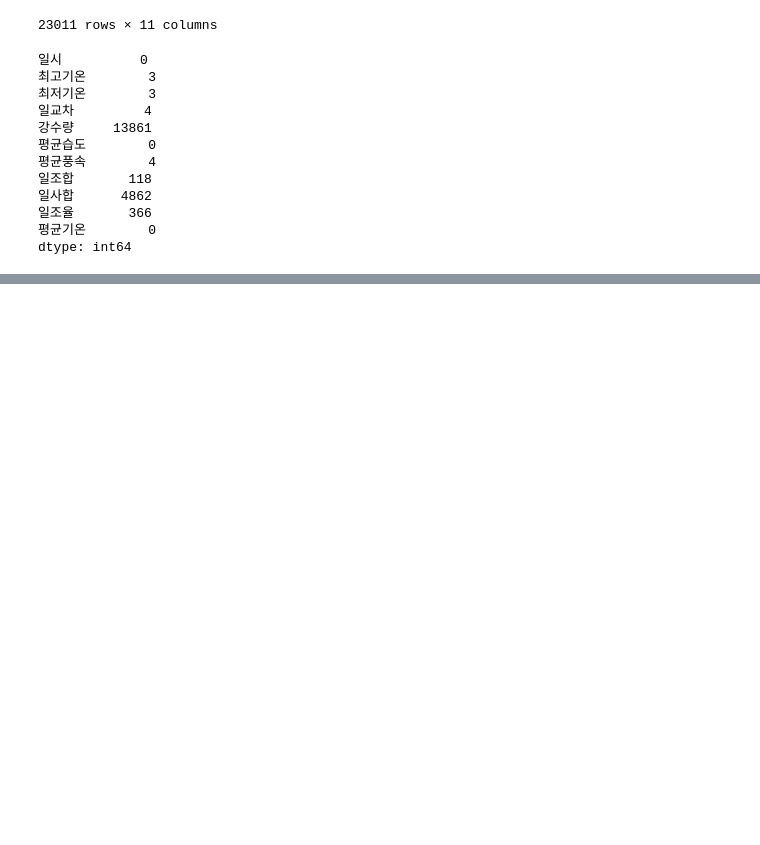
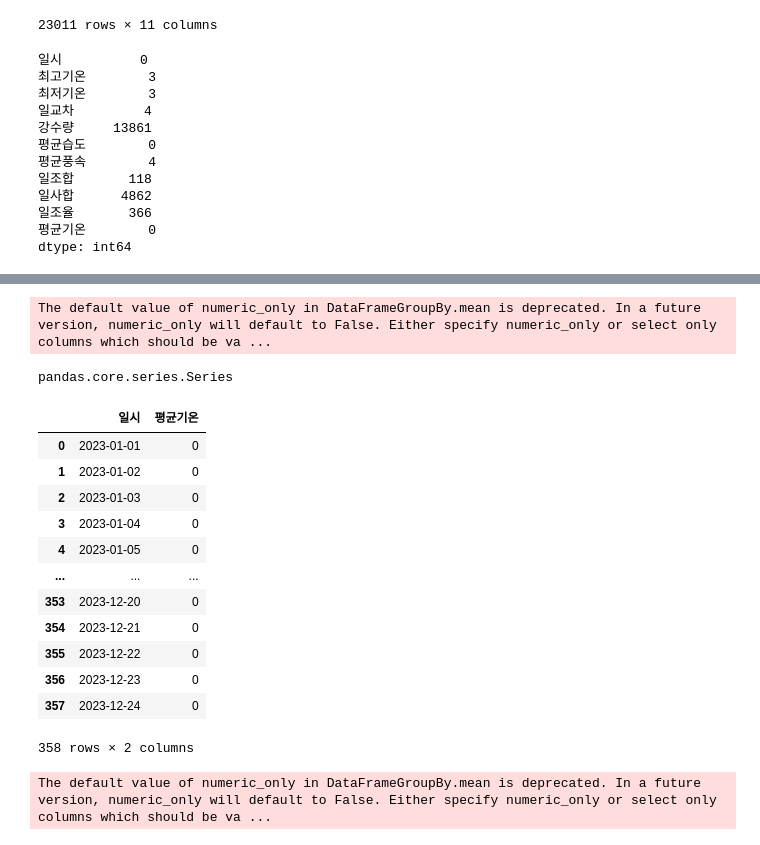
Before and after one commit to ericyun95/daconseoul, a Jupyter notebook: newdaconcode.ipynb, the cells around one changed output, grey strips where cells are left out. Drawn from its saved outputs; the diff is of its cells as text; code cells hidden in the pictures; blank space fills up the shorter version.

```diff
--- a/newdaconcode.ipynb
+++ b/newdaconcode.ipynb
@@ -38,0 +186,27 @@ dtype: int64
+# %%
+type(df3.groupby('x').mean()['평균기온'])
+# %% [output]
+The default value of numeric_only in DataFrameGroupBy.mean is deprecated. In a future version, numeric_only will default to False. Either specify numeric_only or select only columns which should be va ...
+pandas.core.series.Series
+# %%
+submit = pd.read_csv('sample_submission.csv')
+# %%
+submit
+# %% [output]
+|  | 일시 | 평균기온 |
+| 0 | 2023-01-01 | 0 |
+| 1 | 2023-01-02 | 0 |
+| 2 | 2023-01-03 | 0 |
+| 3 | 2023-01-04 | 0 |
+| 4 | 2023-01-05 | 0 |
+| ... | ... | ... |
+| 353 | 2023-12-20 | 0 |
+| 354 | 2023-12-21 | 0 |
+| 355 | 2023-12-22 | 0 |
+| 356 | 2023-12-23 | 0 |
+| 357 | 2023-12-24 | 0 |
+358 rows × 2 columns
+# %%
+newtemp = np.asarray(df3.groupby('x').mean()['평균기온'][:-7].round(1))
+# %% [output]
+The default value of numeric_only in DataFrameGroupBy.mean is deprecated. In a future version, numeric_only will default to False. Either specify numeric_only or select only columns which should be va ...
```
Also changed, not shown: parts of 21 cells of this notebook.
